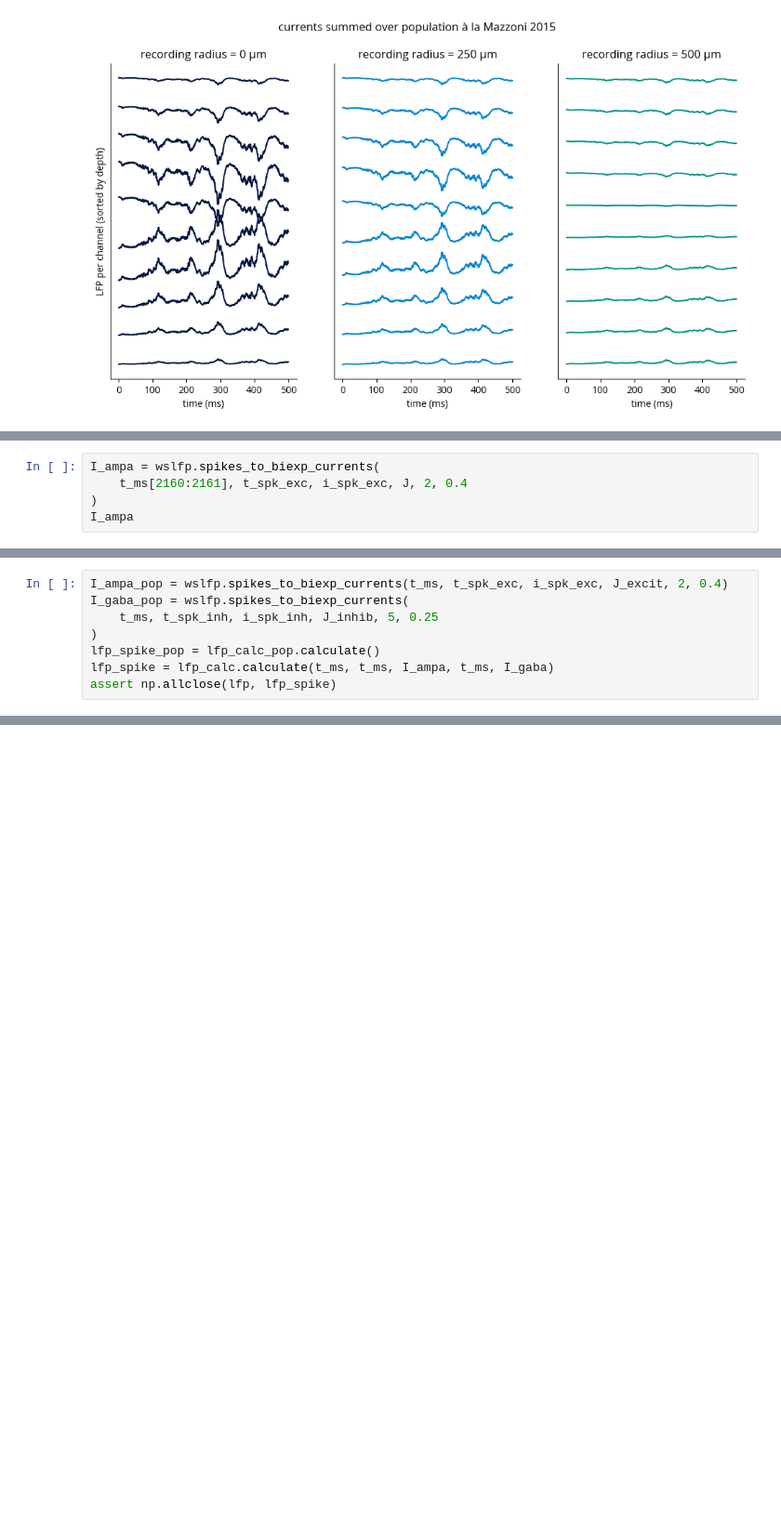
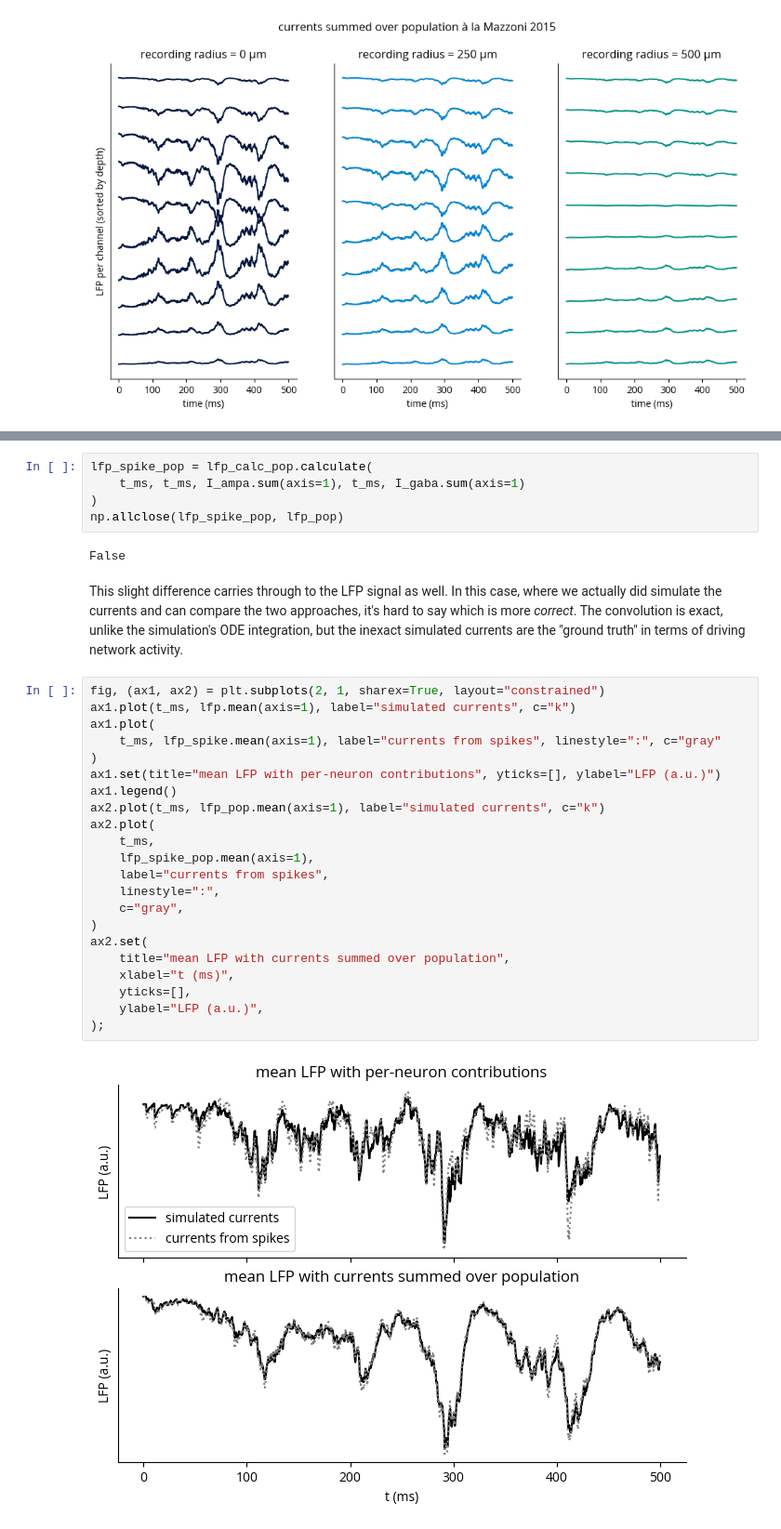
Before and after one commit to Sensory-Information-Processing-Lab/tklfp, a Jupyter notebook: README.ipynb, the cells around one changed output, grey strips where cells are left out. Shown: that part at 93% size. Cells and saved outputs as stored; diff of their text form; blank space fills up the shorter version.

Commit message:
add spike -> current functionality

```diff
--- a/README.ipynb
+++ b/README.ipynb
@@ -358,5 +343,0 @@ array([0, 2, 0, 4])
-# %%
-I_ampa = wslfp.spikes_to_biexp_currents(
-    t_ms[2160:2161], t_spk_exc, i_spk_exc, J, 2, 0.4
-)
-I_ampa
@@ -390,8 +343,0 @@ t_ms.shape
-# %%
-I_ampa_pop = wslfp.spikes_to_biexp_currents(t_ms, t_spk_exc, i_spk_exc, J_excit, 2, 0.4)
-I_gaba_pop = wslfp.spikes_to_biexp_currents(
-    t_ms, t_spk_inh, i_spk_inh, J_inhib, 5, 0.25
-)
-lfp_spike_pop = lfp_calc_pop.calculate()
-lfp_spike = lfp_calc.calculate(t_ms, t_ms, I_ampa, t_ms, I_gaba)
-assert np.allclose(lfp, lfp_spike)
@@ -397,0 +350,35 @@ assert np.allclose(lfp, lfp_spike)
+# %%
+lfp_spike_pop = lfp_calc_pop.calculate(
+    t_ms, t_ms, I_ampa.sum(axis=1), t_ms, I_gaba.sum(axis=1)
+)
+np.allclose(lfp_spike_pop, lfp_pop)
+# %% [output]
+False
+# %% [markdown]
+This slight difference carries through to the LFP signal as well.
+In this case, where we actually did simulate the currents and can compare the two approaches, it's hard to say which is more *correct*.
+The convolution is exact, unlike the simulation's ODE integration, but the inexact simulated currents are the "ground truth" in terms of driving network activity.
+# %%
+fig, (ax1, ax2) = plt.subplots(2, 1, sharex=True, layout="constrained")
+ax1.plot(t_ms, lfp.mean(axis=1), label="simulated currents", c="k")
+ax1.plot(
+    t_ms, lfp_spike.mean(axis=1), label="currents from spikes", linestyle=":", c="gray"
+)
+ax1.set(title="mean LFP with per-neuron contributions", yticks=[], ylabel="LFP (a.u.)")
+ax1.legend()
+ax2.plot(t_ms, lfp_pop.mean(axis=1), label="simulated currents", c="k")
+ax2.plot(
+    t_ms,
+    lfp_spike_pop.mean(axis=1),
+    label="currents from spikes",
+    linestyle=":",
+    c="gray",
+)
+ax2.set(
+    title="mean LFP with currents summed over population",
+    xlabel="t (ms)",
+    yticks=[],
+    ylabel="LFP (a.u.)",
+);
+# %% [output]
+[figure, added]
```
Also changed, not shown: parts of 19 cells of this notebook, 5 other files.
